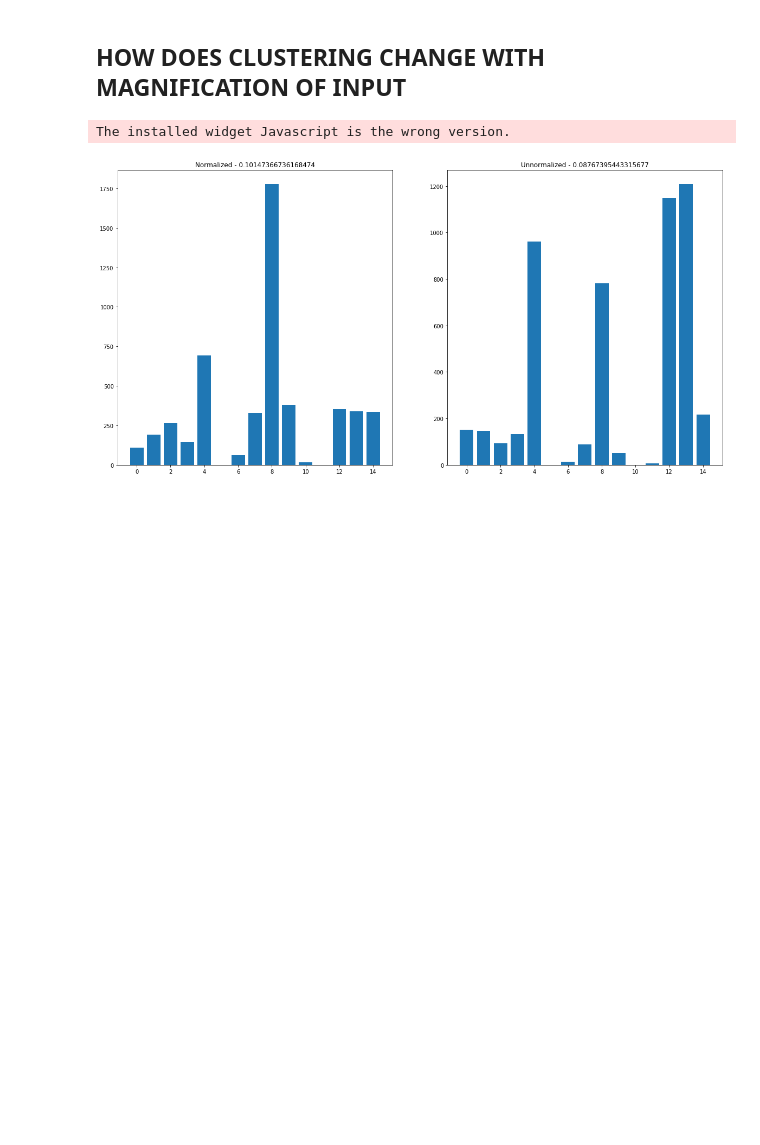
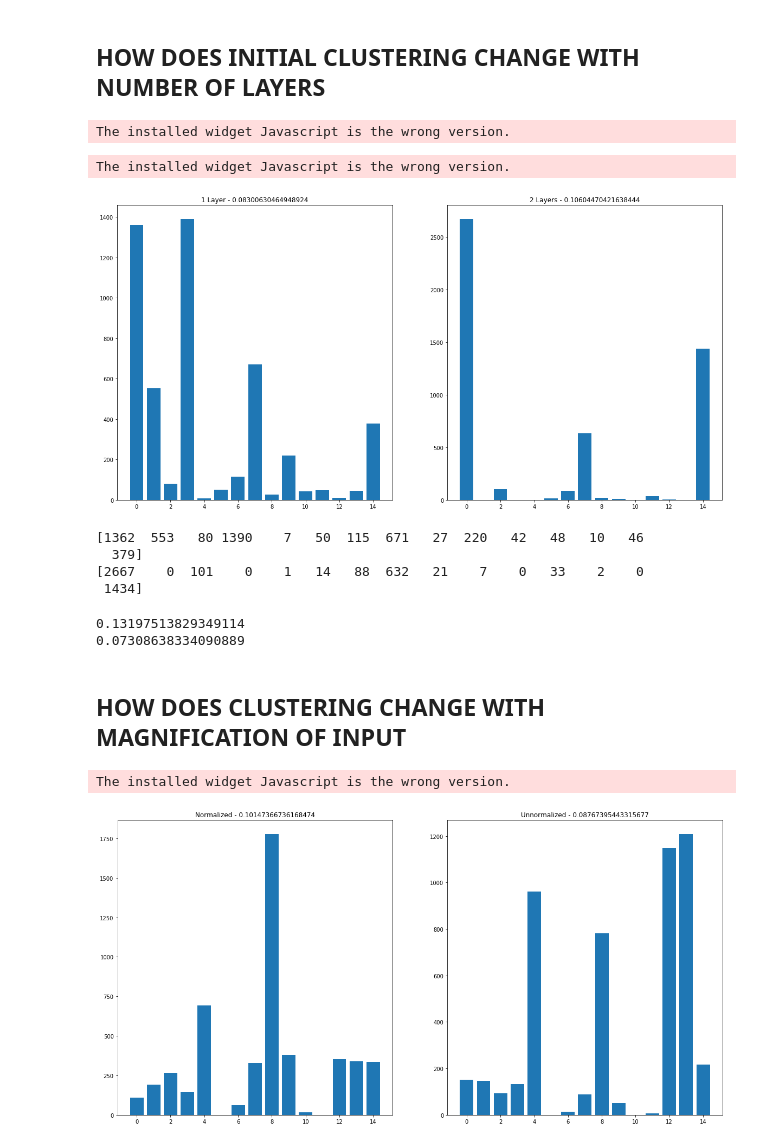
Before and after one commit to derylucio/deep_dp, a Jupyter notebook: clustering_model_study.ipynb, the cells around one changed output. Drawn from its saved outputs; the diff is of its cells as text; code cells hidden in the pictures; blank space fills up the shorter version.

```diff
--- a/clustering_model_study.ipynb
+++ b/clustering_model_study.ipynb
@@ -13,9 +13,8 @@ num_factors = 15
 latent_dim = 256
 max_pix_val = 255
 # %%
-def get_pred (model, iterator, norm_test=False):
+def get_pred (encoder, iterator, norm_test=False):
     actual_target, pred_target = [], []
-    iterator = list(iterator)
     for batch in tqdm (range(len(iterator))):
         x, y = iterator[batch]
         _, _, multinom = encoder(x)
@@ -41,6 +40,39 @@ def visualize (arrs, titles, plot_type='bar'):
             ax[i].plot (arrs[i])
     plt.show ()
     plt.close()
+# %% [markdown]
+## HOW DOES INITIAL CLUSTERING CHANGE WITH NUMBER OF LAYERS
+# %%
+encoder_1 = Encoder(input_dim, hidden_size, num_factors, latent_dim, num_layers=1)
+encoder_2 = Encoder(input_dim, hidden_size, num_factors, latent_dim, num_layers=3)
+dataprovider = DataProvider(sample_size, input_dim)
+
+iterator = list(dataprovider.data_iterator(train=True))
+targ_one, pred_one = get_pred (encoder_1, iterator)
+targ_two, pred_two = get_pred (encoder_2, iterator)
+
+one_layer_bin, two_layer_bin = np.bincount (pred_one, minlength=num_factors), \
+                                            np.bincount (pred_two,  minlength=num_factors)
+one_layer_nmi = normalized_mutual_info_score(targ_one, pred_one)
+two_layer_nmi = normalized_mutual_info_score(targ_two, pred_two)
+visualize ([one_layer_bin, two_layer_bin], \
+               ['1 Layer - {}'.format(str(one_layer_nmi)), '2 Layers - {}'.format(str(two_layer_nmi))])
+print(one_layer_bin)
+print(two_layer_bin)
+# %% [output]
+The installed widget Javascript is the wrong version.
+The installed widget Javascript is the wrong version.
+[figure, added]
+[1362  553   80 1390    7   50  115  671   27  220   42   48   10   46
+  379]
+[2667    0  101    0    1   14   88  632   21    7    0   33    2    0
+ 1434]
+# %%
+print one_layer_nmi
+print two_layer_nmi
+# %% [output]
+0.13197513829349114
+0.07308638334090889
 # %% [markdown]
 ## HOW DOES CLUSTERING CHANGE WITH MAGNIFICATION OF INPUT
 # %%
```
Also changed, not shown: parts of 2 cells of this notebook, 2 other files.
